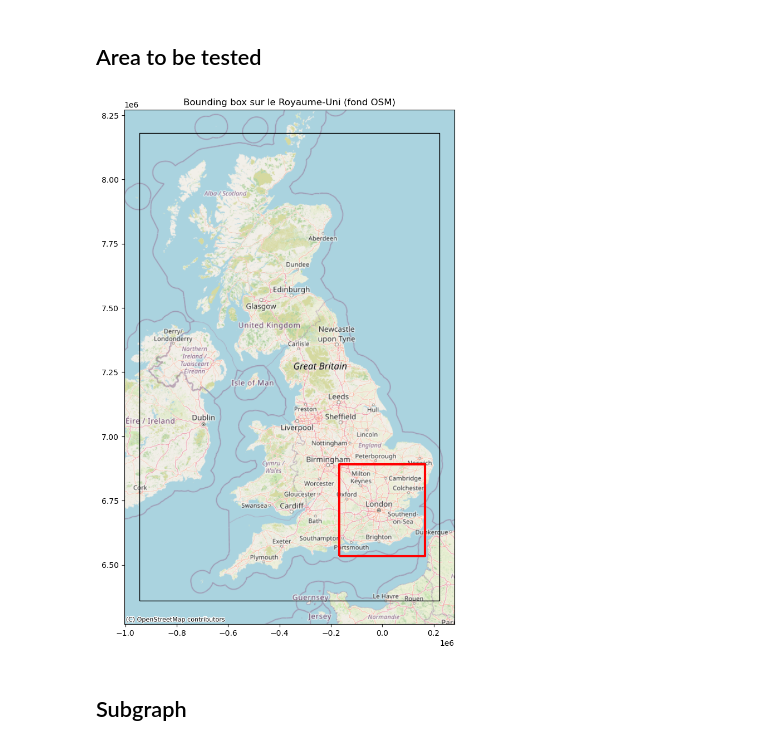
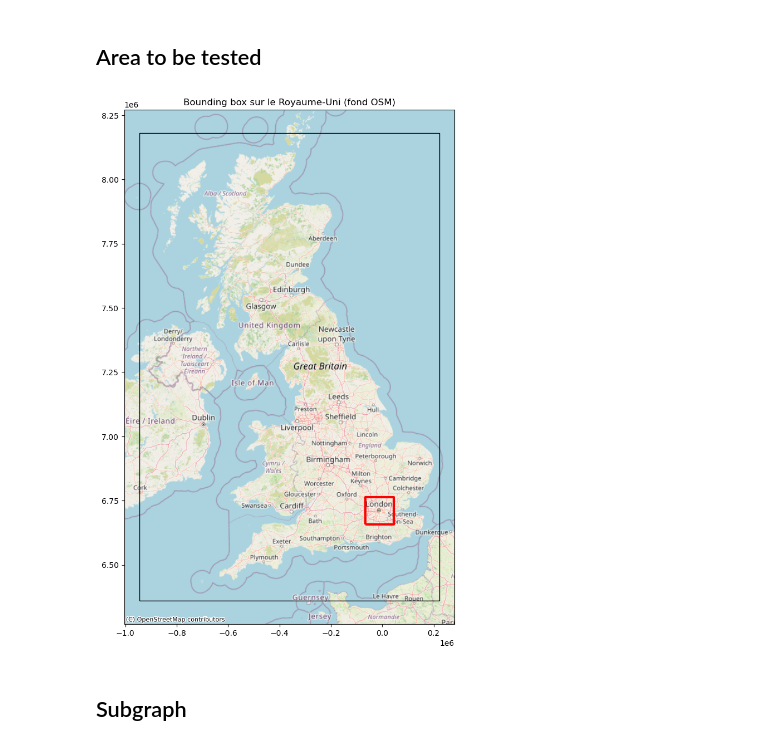
Before and after one commit to thibaultquentin66-lang/resilience_freight_train_UK, a Jupyter notebook: Final_Work.ipynb, the cells around one changed output. Saved outputs shown, nothing was run; the diff lists cells and outputs as text; code cells hidden in the pictures.

```diff
--- a/Final_Work.ipynb
+++ b/Final_Work.ipynb
@@ -784,36 +804,36 @@ with open("graph.gpickle", "rb") as f:
 # %%
 
 #Bounding box to test (can be modified)
-minx, miny = -1.5, 50.5
-maxx, maxy = 1.5, 52.5
+minx, miny = -0.6, 51.2
+maxx, maxy = 0.4, 51.8
 
 bbox_poly = box(minx, miny, maxx, maxy)
 bbox_gdf = gpd.GeoDataFrame(geometry=[bbox_poly], crs="EPSG:4326")
 
 uk_minx, uk_miny = -8.5, 49.5
 uk_maxx, uk_maxy = 2.0, 59.0
 
 uk_poly = box(uk_minx, uk_miny, uk_maxx, uk_maxy)
 uk_gdf = gpd.GeoDataFrame(geometry=[uk_poly], crs="EPSG:4326")
 
 uk_web = uk_gdf.to_crs(3857)
 bbox_web = bbox_gdf.to_crs(3857)
 
 # --- 4) Affichage ---
 fig, ax = plt.subplots(figsize=(10, 12))
 
 # UK rectangle (juste pour cadrer la carte)
 uk_web.boundary.plot(ax=ax, color="black", linewidth=1)
 
 # bounding box rouge
 bbox_web.boundary.plot(ax=ax, color="red", linewidth=3)
 
 # fond de carte OSM
 ctx.add_basemap(ax, source=ctx.providers.OpenStreetMap.Mapnik)
 
 ax.set_title("Bounding box sur le Royaume-Uni (fond OSM)")
 plt.show()
 # %% [output]
-[figure, old version]
+[figure, new version]
 # %% [markdown]
 ## Subgraph
```
Also changed, not shown: parts of 39 cells of this notebook, 1 other file.
